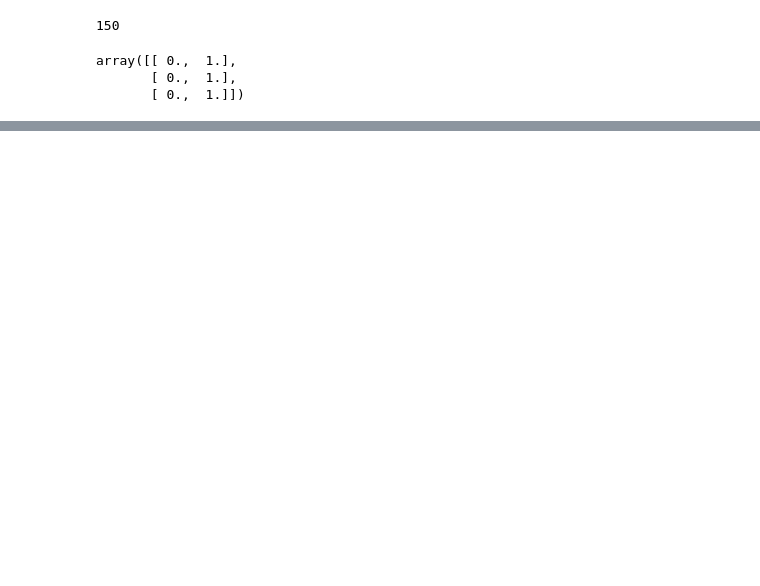
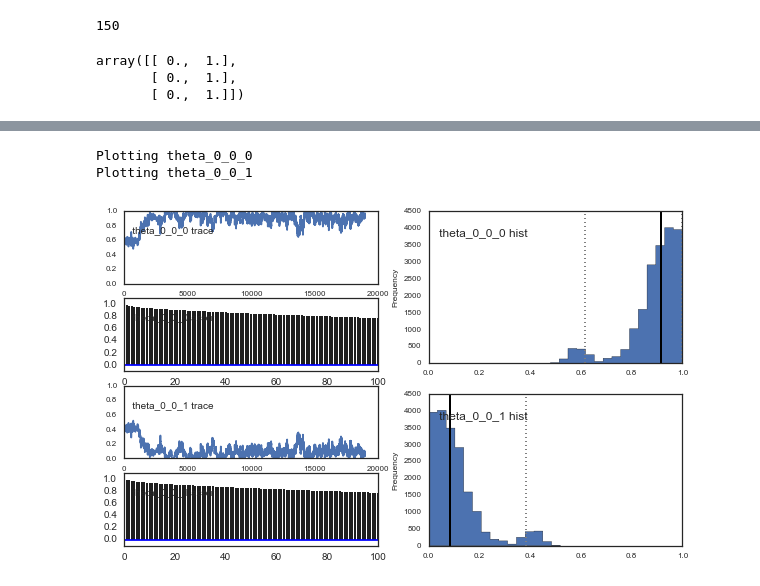
Before and after one commit to jeewon-hwang/AM207_homework_2016, a Jupyter notebook: AM207_JeewonHwang_HW3.ipynb, the cells around one changed output, grey strips where cells are left out. Drawn from its saved outputs; the diff is of its cells as text; code cells hidden in the pictures; blank space fills up the shorter version.

```diff
--- a/AM207_JeewonHwang_HW3.ipynb
+++ b/AM207_JeewonHwang_HW3.ipynb
@@ -827,0 +873,6 @@ array([[ 0.,  1.],
+# %%
+pm.Matplot.plot(mcmc.trace('theta_0'))
+# %% [output]
+Plotting theta_0_0_0
+Plotting theta_0_0_1
+[figure, added]
```
Also changed, not shown: parts of 33 cells of this notebook.
